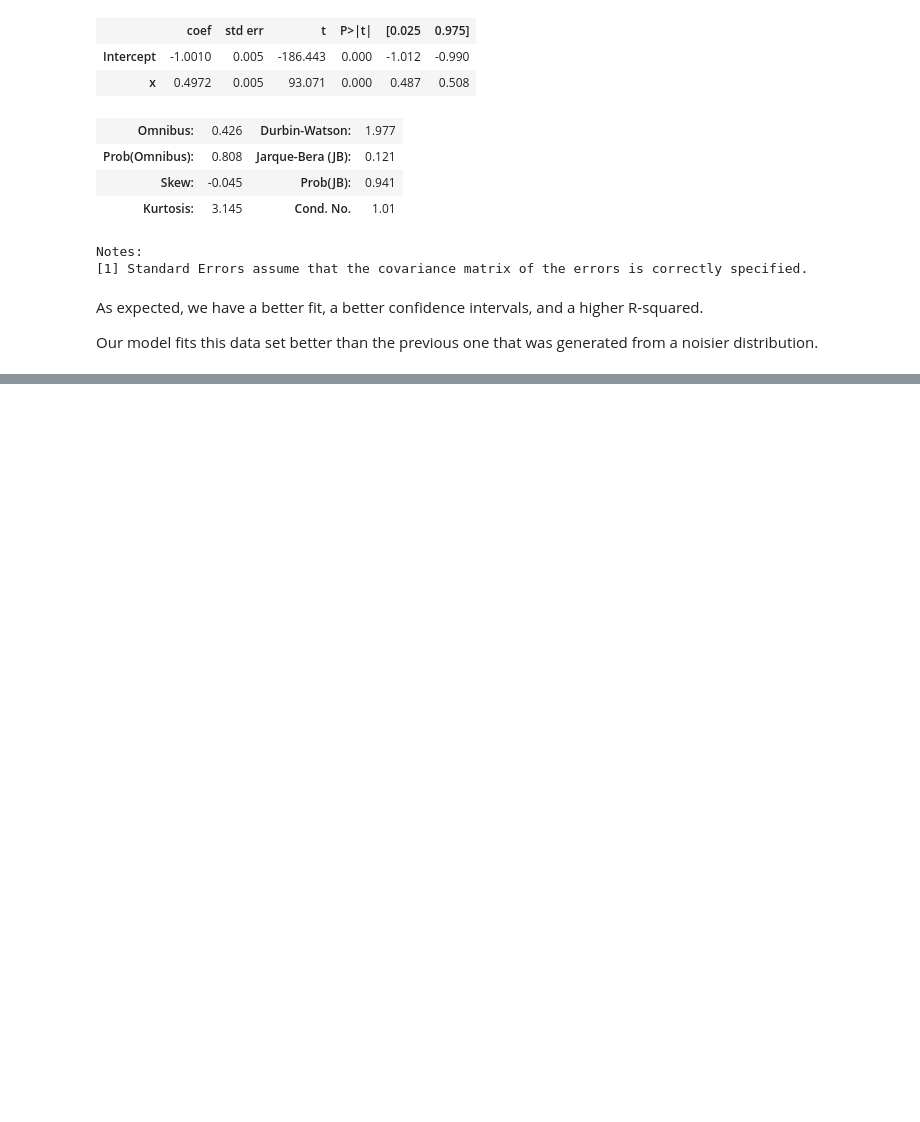
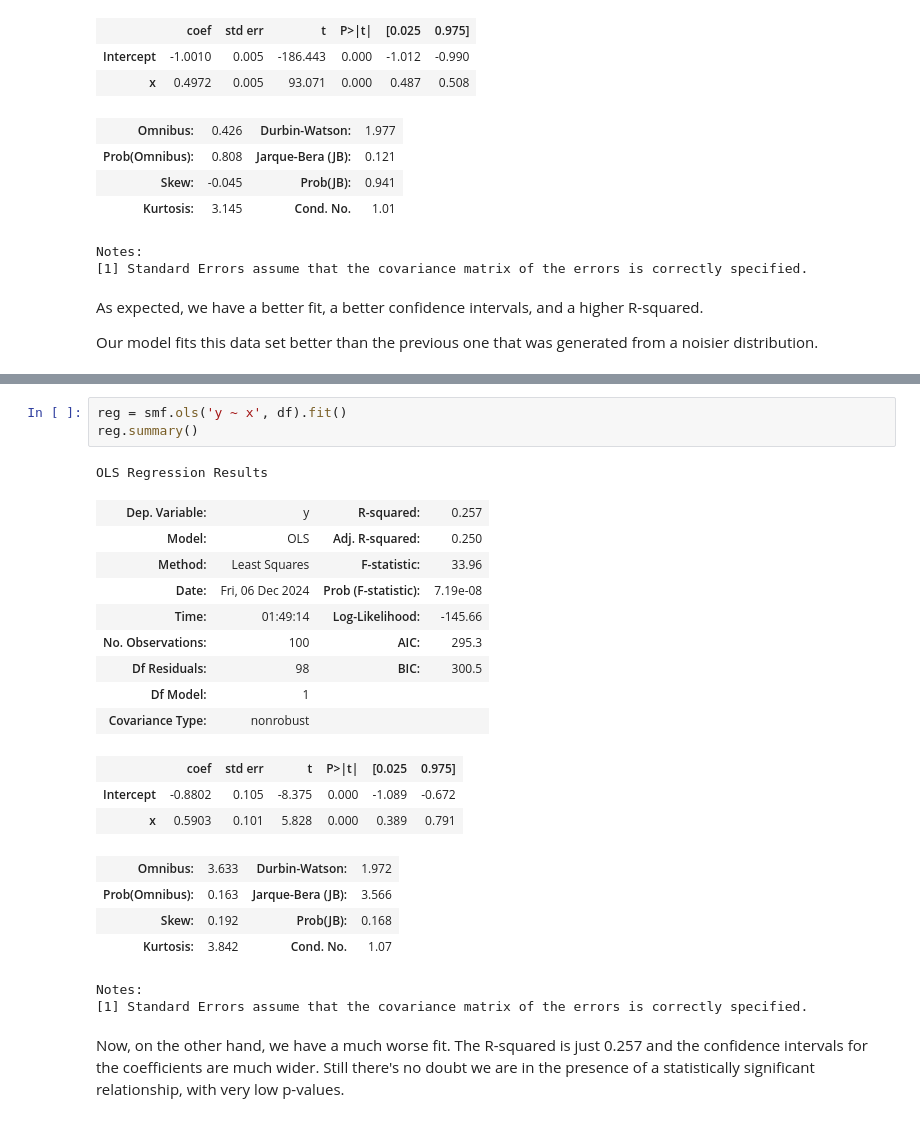
Before and after one commit to MaxBiber/statistics, a Jupyter notebook: simulated_data.ipynb, the cells around one changed output, grey strips where cells are left out. Saved outputs shown, nothing was run; the diff lists cells and outputs as text; blank space fills up the shorter version.

```diff
--- a/simulated_data.ipynb
+++ b/simulated_data.ipynb
@@ -189,0 +219,25 @@ Our model fits this data set better than the previous one that was generated fro
+# %%
+reg = smf.ols('y ~ x', df).fit()
+reg.summary()
+# %% [output]
+OLS Regression Results
+| Dep. Variable: | y | R-squared: | 0.257 |
+| Model: | OLS | Adj. R-squared: | 0.250 |
+| Method: | Least Squares | F-statistic: | 33.96 |
+| Date: | Fri, 06 Dec 2024 | Prob (F-statistic): | 7.19e-08 |
+| Time: | 01:49:14 | Log-Likelihood: | -145.66 |
+| No. Observations: | 100 | AIC: | 295.3 |
+| Df Residuals: | 98 | BIC: | 300.5 |
+| Df Model: | 1 |  |  |
+| Covariance Type: | nonrobust |  |  |
+|  | coef | std err | t | P>|t| | [0.025 | 0.975] |
+| Intercept | -0.8802 | 0.105 | -8.375 | 0.000 | -1.089 | -0.672 |
+| x | 0.5903 | 0.101 | 5.828 | 0.000 | 0.389 | 0.791 |
+| Omnibus: | 3.633 | Durbin-Watson: | 1.972 |
+| Prob(Omnibus): | 0.163 | Jarque-Bera (JB): | 3.566 |
+| Skew: | 0.192 | Prob(JB): | 0.168 |
+| Kurtosis: | 3.842 | Cond. No. | 1.07 |
+Notes:
+[1] Standard Errors assume that the covariance matrix of the errors is correctly specified.
+# %% [markdown]
+Now, on the other hand, we have a much worse fit. The R-squared is just 0.257 and the confidence intervals for the coefficients are much wider. Still there's no doubt we are in the presence of a statistically significant relationship, with very low p-values.
```
Also changed, not shown: parts of 5 cells of this notebook.
